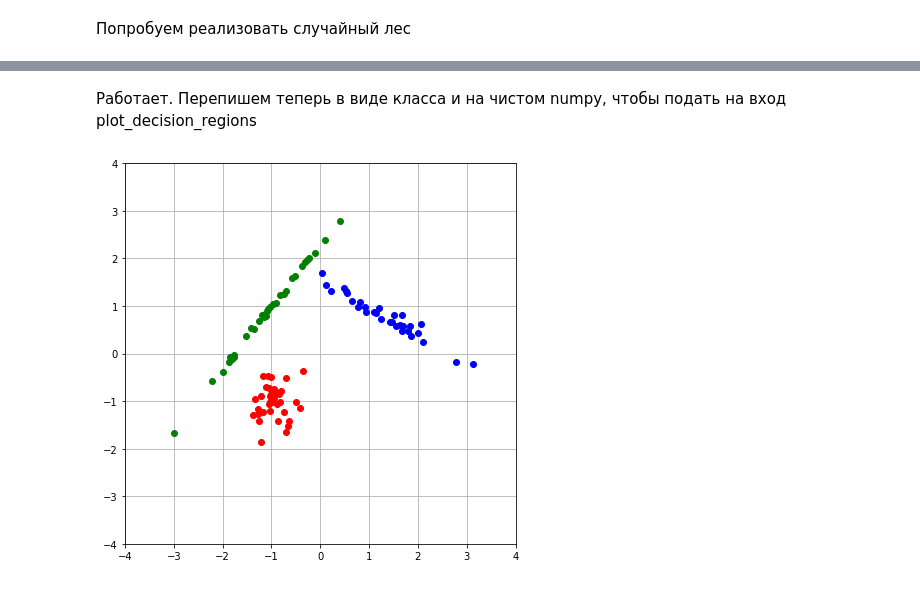
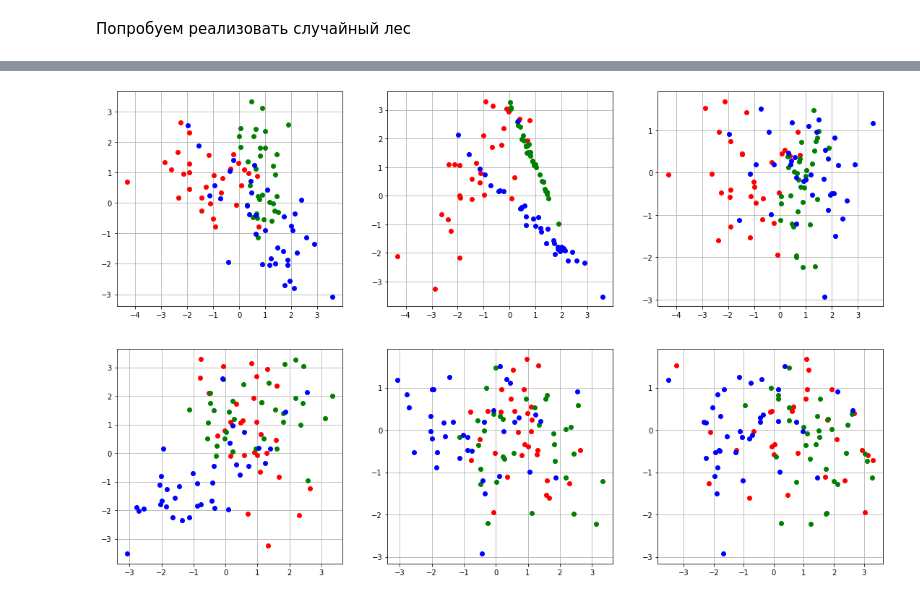
Before and after one commit to yuriy5139/MachineLearning, a Jupyter notebook: Ensembles and Boosting.ipynb, the cells around one changed output, grey strips where cells are left out. Drawn from its saved outputs; the diff is of its cells as text; code cells hidden in the pictures.

```diff
--- a/Ensembles and Boosting.ipynb
+++ b/Ensembles and Boosting.ipynb
@@ -175,6 +76,3 @@ def DT(root, test_obj):
         else:
             node = node.right
     return node.value
-# %%
-for i, flower in df_iris.sample(15).iterrows():
-    print(f"flower = {flower['class']}, classification result = {DT(tree, flower)}")
@@ -265,2 +80,0 @@ flower: Iris-virginica, classification: Iris-versicolor
-# %% [markdown]
-Работает. Перепишем теперь в виде класса и на чистом numpy, чтобы подать на вход plot_decision_regions
@@ -277,11 +80,0 @@ X_train, X_test, Y_train, Y_test = train_test_split(X, Y, test_size=50)
-# %%
-import matplotlib.pyplot as plt
-fig = plt.figure(figsize=(7, 7))
-plt.plot(X_train[np.where(Y_train==0), 0], X_train[np.where(Y_train==0), 1], 'ro')
-plt.plot(X_train[np.where(Y_train==1), 0], X_train[np.where(Y_train==1), 1], 'go')
-plt.plot(X_train[np.where(Y_train==2), 0], X_train[np.where(Y_train==2), 1], 'bo')
-plt.grid()
-plt.axis([-4, 4, -4, 4])
-plt.show()
-# %% [output]
-[figure, removed]
@@ -290,3 +81,50 @@ from scipy import stats
+# %%
+X, Y = make_classification(n_samples=150, n_features=4,
+                           n_informative=3, n_classes=3,
+                           n_redundant=0,
+                           n_clusters_per_class=1)
+
+X_train, X_test, Y_train, Y_test = train_test_split(X, Y, test_size=50)
+
+fig, gs = plt.figure(figsize=(19, 12)), gridspec.GridSpec(2, 3)
+
+ax = []
+for i in range(6):
+    ax.append(fig.add_subplot(gs[i]))
+
+ax[0].plot(X_train[np.where(Y_train==0), 0], X_train[np.where(Y_train==0), 1], 'ro')
+ax[0].plot(X_train[np.where(Y_train==1), 0], X_train[np.where(Y_train==1), 1], 'go')
+ax[0].plot(X_train[np.where(Y_train==2), 0], X_train[np.where(Y_train==2), 1], 'bo')
+ax[0].grid()
+
+ax[1].plot(X_train[np.where(Y_train==0), 0], X_train[np.where(Y_train==0), 2], 'ro')
+ax[1].plot(X_train[np.where(Y_train==1), 0], X_train[np.where(Y_train==1), 2], 'go')
+ax[1].plot(X_train[np.where(Y_train==2), 0], X_train[np.where(Y_train==2), 2], 'bo')
+ax[1].grid()
+
+ax[2].plot(X_train[np.where(Y_train==0), 0], X_train[np.where(Y_train==0), 3], 'ro')
+ax[2].plot(X_train[np.where(Y_train==1), 0], X_train[np.where(Y_train==1), 3], 'go')
+ax[2].plot(X_train[np.where(Y_train==2), 0], X_train[np.where(Y_train==2), 3], 'bo')
+ax[2].grid()
+
+ax[3].plot(X_train[np.where(Y_train==0), 1], X_train[np.where(Y_train==0), 2], 'ro')
+ax[3].plot(X_train[np.where(Y_train==1), 1], X_train[np.where(Y_train==1), 2], 'go')
+ax[3].plot(X_train[np.where(Y_train==2), 1], X_train[np.where(Y_train==2), 2], 'bo')
+ax[3].grid()
+
+ax[4].plot(X_train[np.where(Y_train==0), 1], X_train[np.where(Y_train==0), 3], 'ro')
+ax[4].plot(X_train[np.where(Y_train==1), 1], X_train[np.where(Y_train==1), 3], 'go')
+ax[4].plot(X_train[np.where(Y_train==2), 1], X_train[np.where(Y_train==2), 3], 'bo')
+ax[4].grid()
+
+ax[5].plot(X_train[np.where(Y_train==0), 2], X_train[np.where(Y_train==0), 3], 'ro')
+ax[5].plot(X_train[np.where(Y_train==1), 2], X_train[np.where(Y_train==1), 3], 'go')
+ax[5].plot(X_train[np.where(Y_train==2), 2], X_train[np.where(Y_train==2), 3], 'bo')
+ax[5].grid()
+
+plt.show()
+# %% [output]
+[figure, added]
 # %%
 def entropy_np(Y_test):
     e = 0
```
Also changed, not shown: parts of 47 cells of this notebook.
